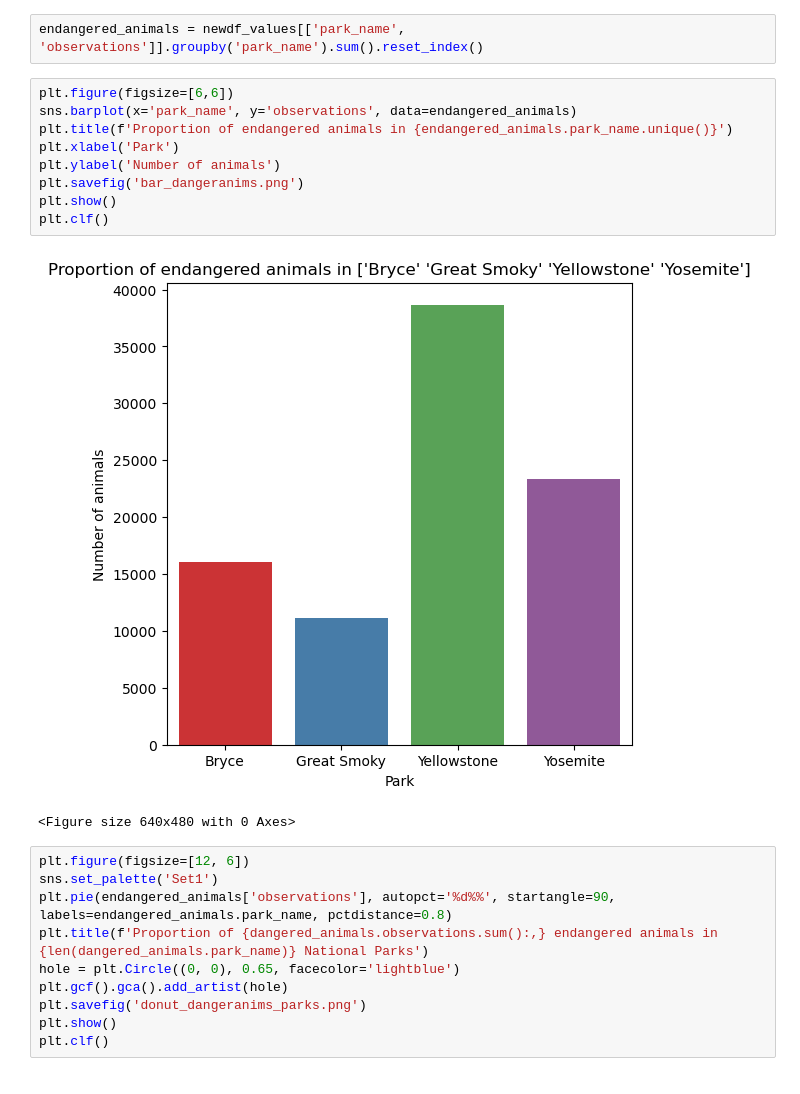
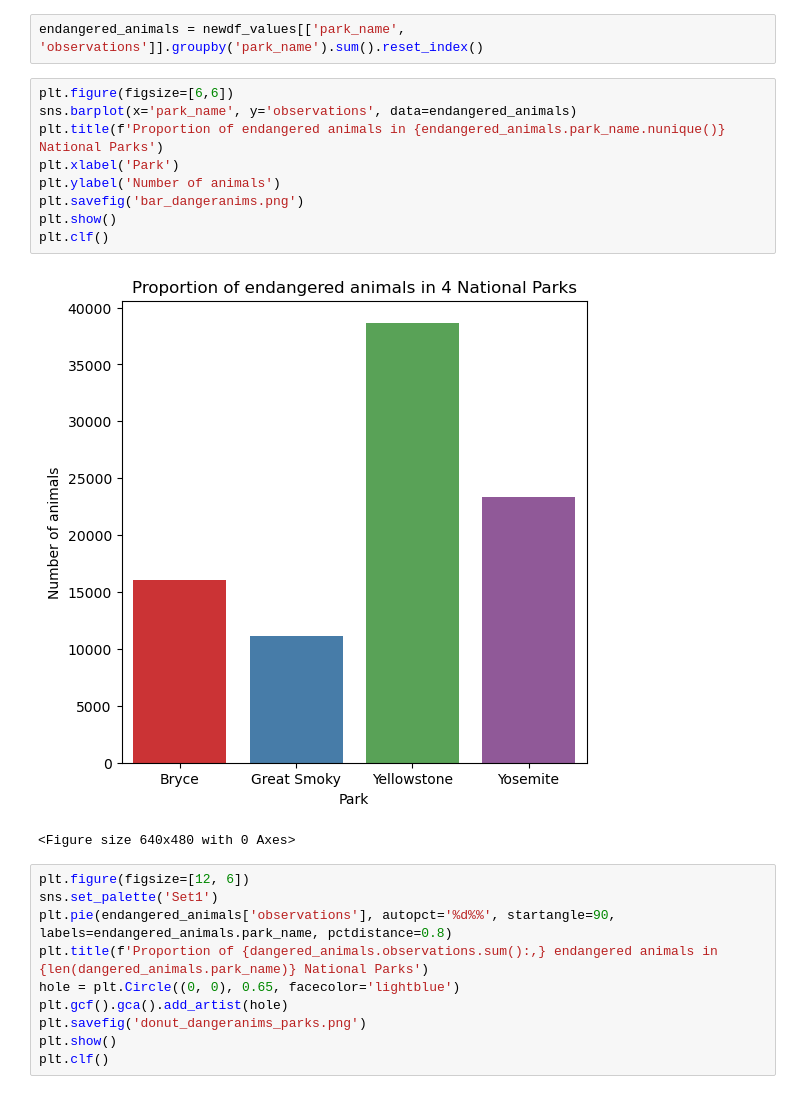
Before and after one commit to LiZoMark841619/Biodiversity_Project, a Jupyter notebook: biodiversity_starter/biodiversity.ipynb, the cells around one changed output. Drawn from its saved outputs; the diff is of its cells as text.

```diff
--- a/biodiversity_starter/biodiversity.ipynb
+++ b/biodiversity_starter/biodiversity.ipynb
@@ -354,14 +354,14 @@ endangered_animals = newdf_values[['park_name', 'observations']].groupby('park_n
 # %%
 plt.figure(figsize=[6,6])
 sns.barplot(x='park_name', y='observations', data=endangered_animals)
-plt.title(f'Proportion of endangered animals in {endangered_animals.park_name.unique()}')
+plt.title(f'Proportion of endangered animals in {endangered_animals.park_name.nunique()} National Parks')
 plt.xlabel('Park')
 plt.ylabel('Number of animals')
 plt.savefig('bar_dangeranims.png')
 plt.show()
 plt.clf()
 # %% [output]
-[figure, old version]
+[figure, new version]
 <Figure size 640x480 with 0 Axes>
 # %%
 plt.figure(figsize=[12, 6])
```
Also changed, not shown: 1 other file.
